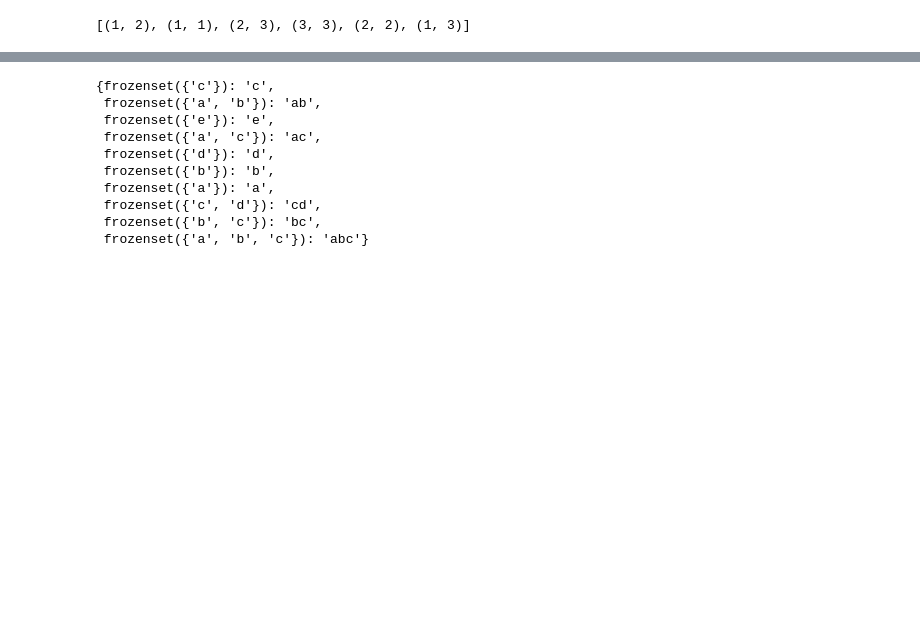
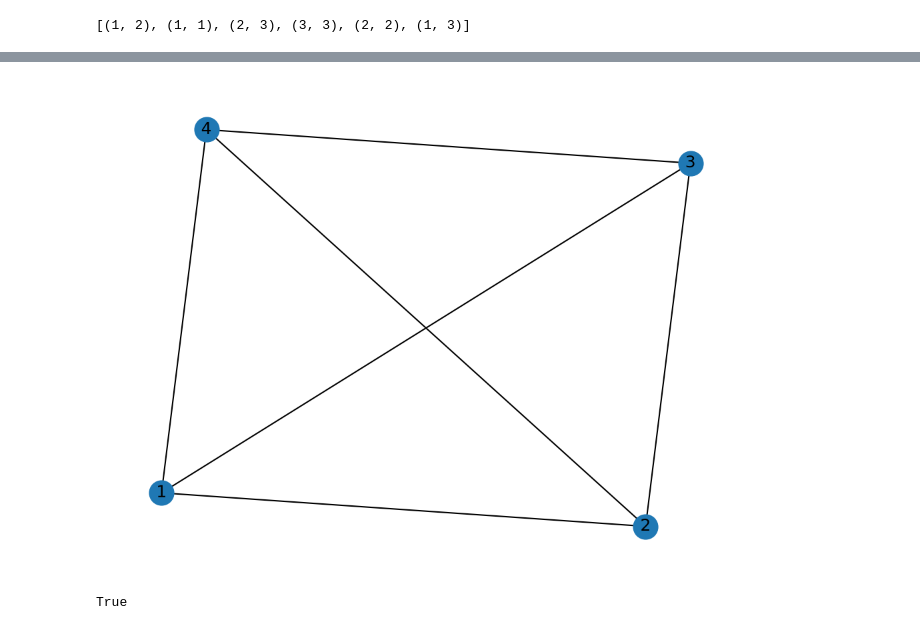
Before and after one commit to ryanj-0/simplicial_complex_proj, a Jupyter notebook: testing.ipynb, the cells around one changed output, grey strips where cells are left out. Saved outputs shown, nothing was run; the diff lists cells and outputs as text; code cells hidden in the pictures; blank space fills up the shorter version.

```diff
--- a/testing.ipynb
+++ b/testing.ipynb
@@ -130,14 +124,14 @@ False
 # %%
-set(test_complex.S) == set(H.nodes)
-my_labels
+sphere = SimplicialComplex([(1,2,3),(1,2,4),(1,3,4), (2,3,4)])
+s_edges = sphere.n_simplices(1)
+s_graph = nx.Graph()
+s_graph.add_edges_from(s_edges)
+nx.draw(s_graph, with_labels=True)
 # %% [output]
-{frozenset({'c'}): 'c',
- frozenset({'a', 'b'}): 'ab',
- frozenset({'e'}): 'e',
- frozenset({'a', 'c'}): 'ac',
- frozenset({'d'}): 'd',
- frozenset({'b'}): 'b',
- frozenset({'a'}): 'a',
- frozenset({'c', 'd'}): 'cd',
- frozenset({'b', 'c'}): 'bc',
- frozenset({'a', 'b', 'c'}): 'abc'}
+[figure, added]
+# %%
+s_hasse = sphere.hasse_diagram()
+
+sphere.is_surface()
+# %% [output]
+True
```
Also changed, not shown: parts of 6 cells of this notebook.
